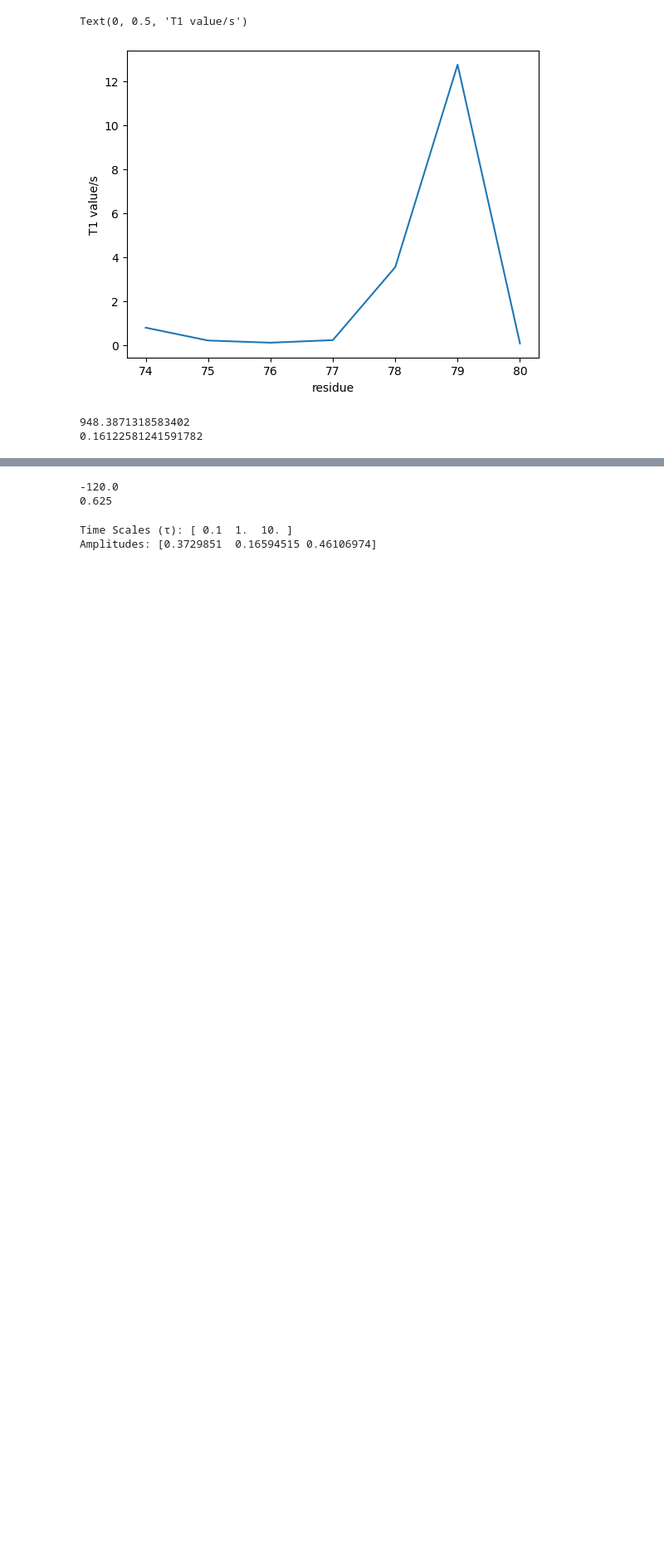
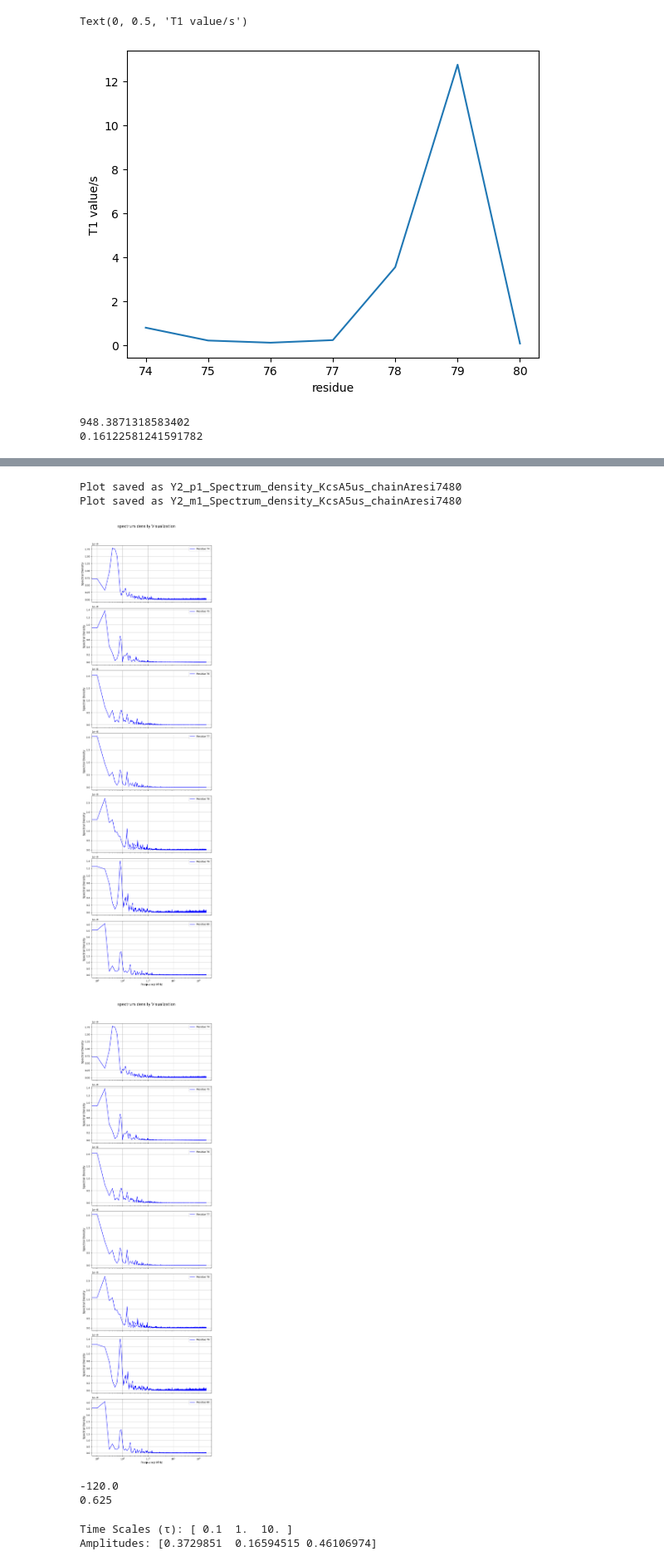
Before and after one commit to Xyunyao/KChannel_torsion_angle, a Jupyter notebook: NMR_t1_estimation.ipynb, the cells around one changed output, grey strips where cells are left out. Shown at 83% size. Cells and saved outputs as stored; diff of their text form; code cells hidden in the pictures; blank space fills up the shorter version.

```diff
--- a/NMR_t1_estimation.ipynb
+++ b/NMR_t1_estimation.ipynb
@@ -781,3 +872,12 @@ print(omega)
+# %%
+# calcualte the spectrum density of Y2,1 Y2,-1
+visualize_spectrumdensity(acf_Y2_plus1,range(7),time_step=0.1,save_as='Y2_p1_Spectrum_density_KcsA5us_chainAresi7480')
+visualize_spectrumdensity(acf_Y2_minus1,range(7),time_step=0.1,save_as='Y2_m1_Spectrum_density_KcsA5us_chainAresi7480')
+# %% [output]
+Plot saved as Y2_p1_Spectrum_density_KcsA5us_chainAresi7480
+Plot saved as Y2_m1_Spectrum_density_KcsA5us_chainAresi7480
+[figure, added]
+[figure, added]
 # %%
 # calculate NMR T1 contribution from the symmetric part
 #omega = 2*np.pi * freq         # rad per ps
```
Also changed, not shown: parts of 4 cells of this notebook.
